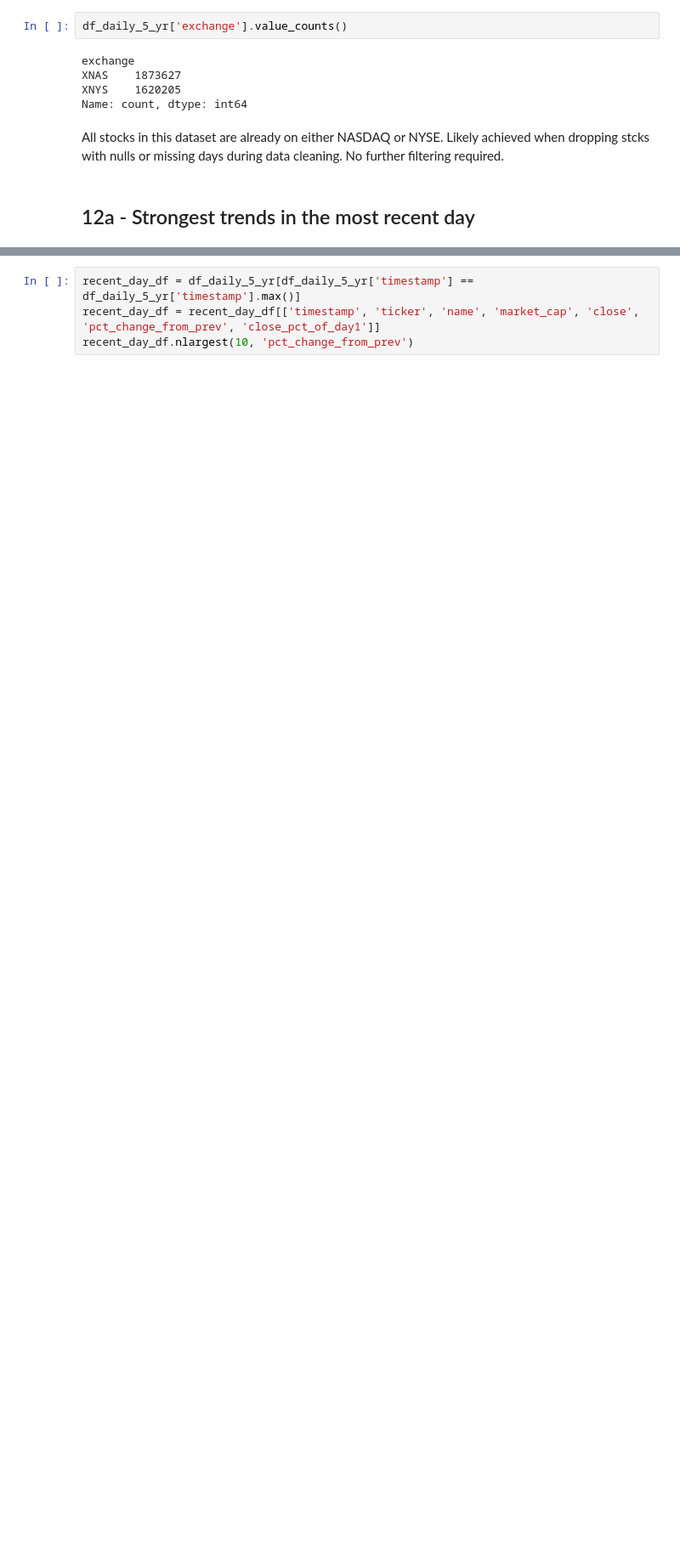
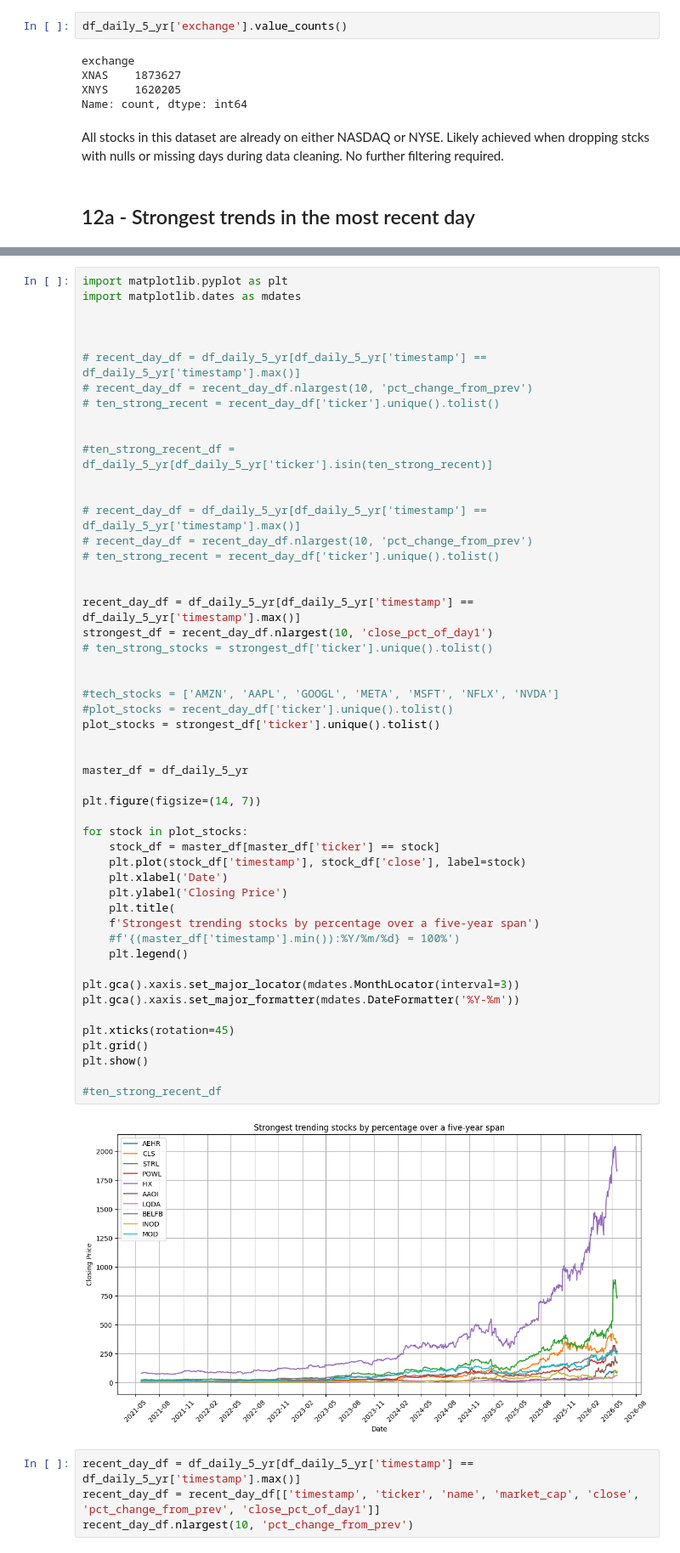
Before and after one commit to matthewcavanaugh96/megalabs, a Jupyter notebook: stock_prediction/PART 1B - EDA tasks.ipynb, the cells around one changed output, grey strips where cells are left out. Shown at 85% size. Saved outputs shown, nothing was run; the diff lists cells and outputs as text; blank space fills up the shorter version.

```diff
--- a/stock_prediction/PART 1B - EDA tasks.ipynb
+++ b/stock_prediction/PART 1B - EDA tasks.ipynb
@@ -983,3 +999,56 @@ All stocks in this dataset are already on either NASDAQ or NYSE. Likely achieved
+# %%
+import matplotlib.pyplot as plt
+import matplotlib.dates as mdates
+
+
+
+# recent_day_df = df_daily_5_yr[df_daily_5_yr['timestamp'] == df_daily_5_yr['timestamp'].max()]
+# recent_day_df = recent_day_df.nlargest(10, 'pct_change_from_prev')
+# ten_strong_recent = recent_day_df['ticker'].unique().tolist()
+
+
+#ten_strong_recent_df = df_daily_5_yr[df_daily_5_yr['ticker'].isin(ten_strong_recent)]
+
+
+# recent_day_df = df_daily_5_yr[df_daily_5_yr['timestamp'] == df_daily_5_yr['timestamp'].max()]
+# recent_day_df = recent_day_df.nlargest(10, 'pct_change_from_prev')
+# ten_strong_recent = recent_day_df['ticker'].unique().tolist()
+
+
+recent_day_df = df_daily_5_yr[df_daily_5_yr['timestamp'] == df_daily_5_yr['timestamp'].max()]
+strongest_df = recent_day_df.nlargest(10, 'close_pct_of_day1')
+# ten_strong_stocks = strongest_df['ticker'].unique().tolist()
+
+
+#tech_stocks = ['AMZN', 'AAPL', 'GOOGL', 'META', 'MSFT', 'NFLX', 'NVDA']
+#plot_stocks = recent_day_df['ticker'].unique().tolist()
+plot_stocks = strongest_df['ticker'].unique().tolist()
+
+
+master_df = df_daily_5_yr
+
+plt.figure(figsize=(14, 7))
+
+for stock in plot_stocks:
+    stock_df = master_df[master_df['ticker'] == stock]
+    plt.plot(stock_df['timestamp'], stock_df['close'], label=stock)
+    plt.xlabel('Date')
+    plt.ylabel('Closing Price')
+    plt.title(
+    f'Strongest trending stocks by percentage over a five-year span')
+    #f'{(master_df['timestamp'].min()):%Y/%m/%d} = 100%')
+    plt.legend()
+
+plt.gca().xaxis.set_major_locator(mdates.MonthLocator(interval=3))
+plt.gca().xaxis.set_major_formatter(mdates.DateFormatter('%Y-%m'))
+
+plt.xticks(rotation=45)
+plt.grid()
+plt.show()
+
+#ten_strong_recent_df
+# %% [output]
+[figure, added]
 # %%
 recent_day_df = df_daily_5_yr[df_daily_5_yr['timestamp'] == df_daily_5_yr['timestamp'].max()]
 recent_day_df = recent_day_df[['timestamp', 'ticker', 'name', 'market_cap', 'close', 'pct_change_from_prev', 'close_pct_of_day1']]
```
Also changed, not shown: parts of 2 cells of this notebook, 4 other files.
